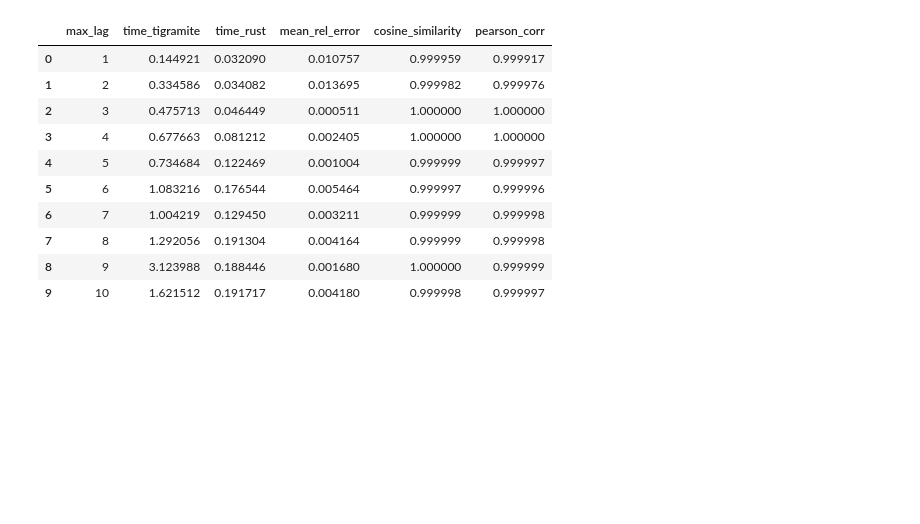
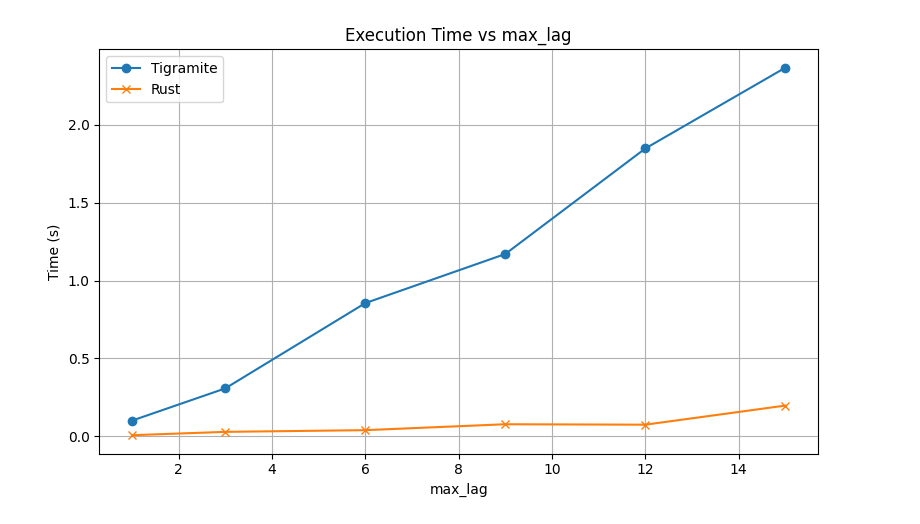
Before and after one commit to fmoraleda21/pcmci_rust, a Jupyter notebook: pcmcirustpy/notebooks/benchmark_synthetic.ipynb, the cells around one changed output. Cells and saved outputs as stored; diff of their text form; code cells hidden in the pictures; blank space fills up the shorter version.

```diff
--- a/pcmcirustpy/notebooks/benchmark_synthetic.ipynb
+++ b/pcmcirustpy/notebooks/benchmark_synthetic.ipynb
@@ -43,14 +114,4 @@ bench.plot()
 # %%
-df
+bench.plot_exec_time()
 # %% [output]
-|  | max_lag | time_tigramite | time_rust | mean_rel_error | cosine_similarity | pearson_corr |
-| 0 | 1 | 0.144921 | 0.032090 | 0.010757 | 0.999959 | 0.999917 |
-| 1 | 2 | 0.334586 | 0.034082 | 0.013695 | 0.999982 | 0.999976 |
-| 2 | 3 | 0.475713 | 0.046449 | 0.000511 | 1.000000 | 1.000000 |
-| 3 | 4 | 0.677663 | 0.081212 | 0.002405 | 1.000000 | 1.000000 |
-| 4 | 5 | 0.734684 | 0.122469 | 0.001004 | 0.999999 | 0.999997 |
-| 5 | 6 | 1.083216 | 0.176544 | 0.005464 | 0.999997 | 0.999996 |
-| 6 | 7 | 1.004219 | 0.129450 | 0.003211 | 0.999999 | 0.999998 |
-| 7 | 8 | 1.292056 | 0.191304 | 0.004164 | 0.999999 | 0.999998 |
-| 8 | 9 | 3.123988 | 0.188446 | 0.001680 | 1.000000 | 0.999999 |
-| 9 | 10 | 1.621512 | 0.191717 | 0.004180 | 0.999998 | 0.999997 |
+[figure, added]
```
Also changed, not shown: parts of 19 cells of this notebook, 3 other files.
